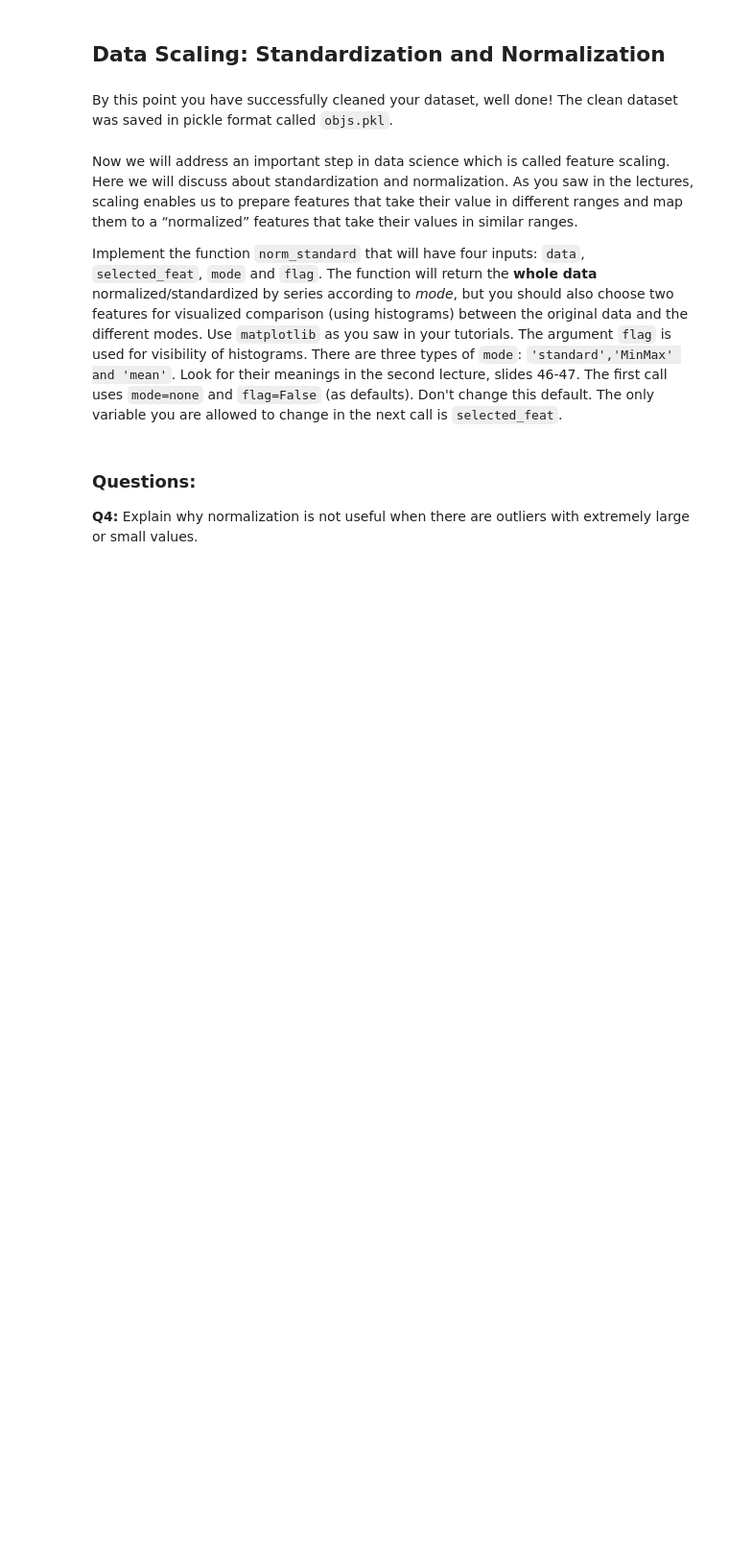
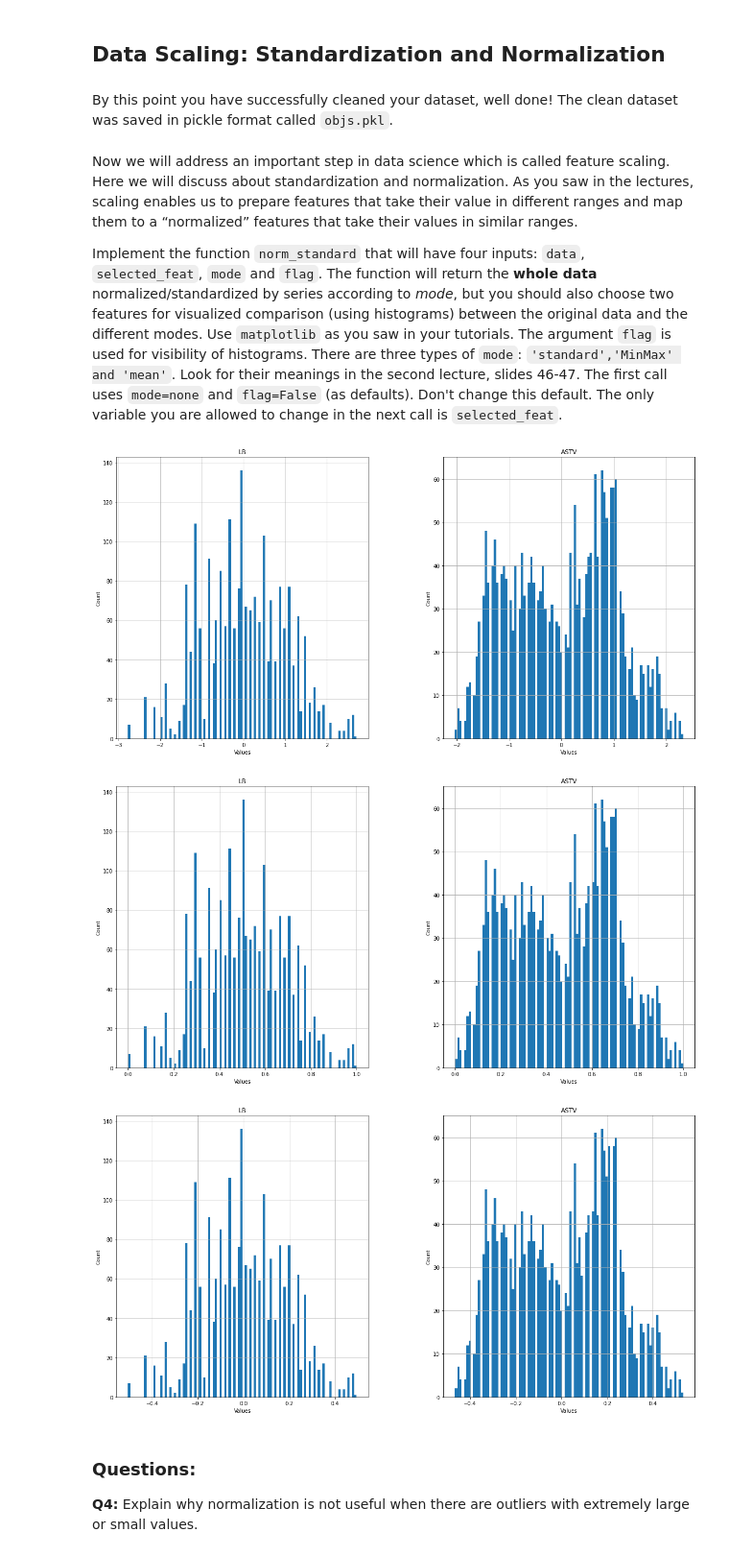
Before and after one commit to mlh-master/hw1_mlh-lidan-and-tom, a Jupyter notebook: HW1.ipynb, the cells around one changed output. Shown: that part at 96% size. Saved outputs shown, nothing was run; the diff lists cells and outputs as text; code cells hidden in the pictures; blank space fills up the shorter version.

```diff
--- a/HW1.ipynb
+++ b/HW1.ipynb
@@ -214,11 +245,15 @@ Implement the function `norm_standard` that will have four inputs: `data`, `sele
 # %%
 from clean_data import norm_standard as nsd
 
 selected_feat = ('LB','ASTV')
-orig = nsd(CTG_features, selected_feat, flag=True)
+orig = nsd(CTG_features, selected_feat, flag=False)
 nsd_std = nsd(CTG_features, selected_feat, mode='standard', flag=True)
 nsd_norm = nsd(CTG_features, selected_feat, mode='MinMax', flag=True)
 nsd_norm_mean = nsd(CTG_features, selected_feat, mode='mean', flag=True)
+# %% [output]
+[figure, added]
+[figure, added]
+[figure, added]
 # %% [markdown]
 ### Questions:
 **Q4:** Explain why normalization is not useful when there are outliers with extremely large or small values.
```
Also changed, not shown: parts of 42 cells of this notebook, 2 other files.
